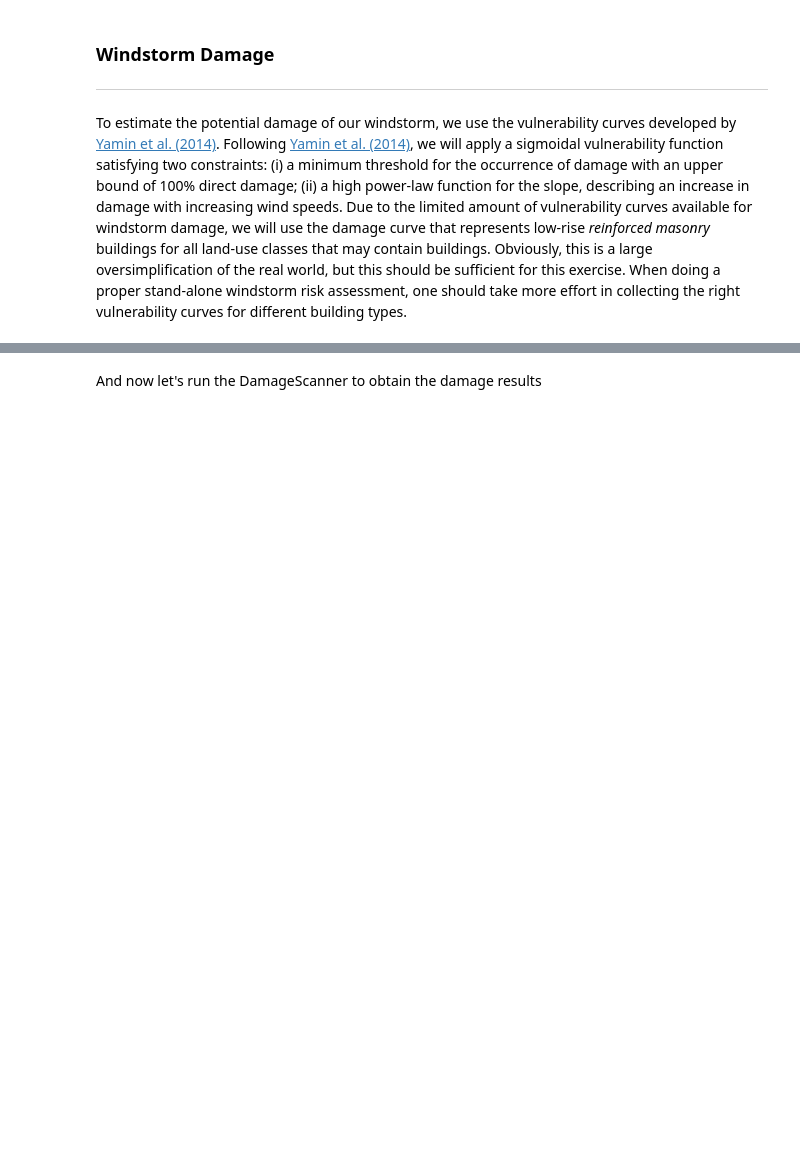
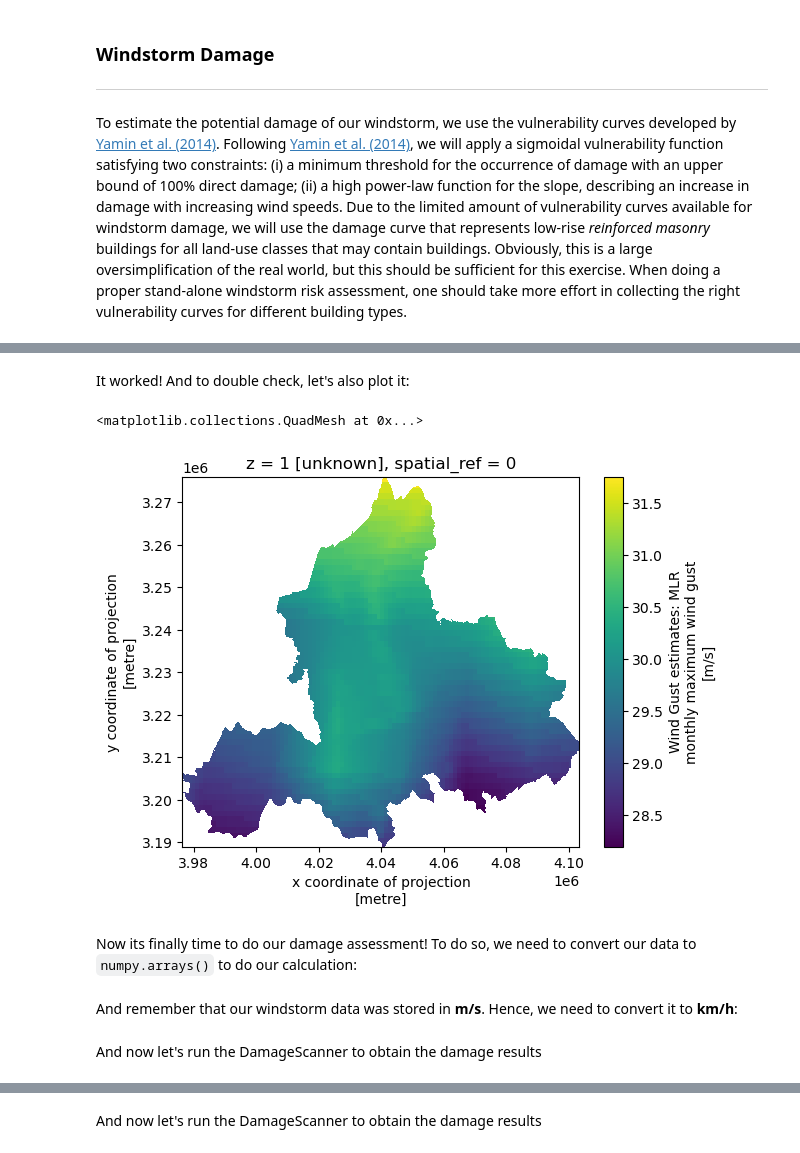
Before and after one commit to ElcoK/BigData_AED, a Jupyter notebook: _sources/week4/tutorial2.ipynb, the cells around one changed output, grey strips where cells are left out. Cells and saved outputs as stored; diff of their text form; code cells hidden in the pictures; blank space fills up the shorter version.

```diff
--- a/_sources/week4/tutorial2.ipynb
+++ b/_sources/week4/tutorial2.ipynb
@@ -230,3 +264,6 @@ CLC_location = os.path.join('C:\Data\CLC\DATA','U2018_CLC2018_V2020_20u1.tif')
 CLC = xr.open_dataset(CLC_location, engine="rasterio")
 # %%
 CLC_region = CLC.rio.clip(area.geometry.values, area.crs)
+# %%
+CLC_region = CLC_region.rename({'x': 'lat','y': 'lon'})
+CLC_region.rio.set_spatial_dims(x_dim="lat",y_dim="lon", inplace=True)
@@ -286,0 +360,4 @@ maxdam = pd.read_excel('damage_curves.xlsx',sheet_name='maxdam')
+# %%
+windstorm = windstorm_map.rio.reproject("EPSG:3035",resolution=100)
+windstorm = windstorm.rio.clip(area.geometry.values, area.crs)
+windstorm = windstorm.rename({'x': 'lat','y': 'lon'})
@@ -286,0 +391,5 @@ maxdam = pd.read_excel('damage_curves.xlsx',sheet_name='maxdam')
+# %%
+windstorm = windstorm.assign_coords({
+    "lat": CLC_region.lat[1:],
+    "lon": CLC_region.lon,
+})
@@ -286,0 +398,8 @@ maxdam = pd.read_excel('damage_curves.xlsx',sheet_name='maxdam')
+# %%
+subwindstorm = windstorm.isel(lat=0)
+subwindstorm = subwindstorm.assign_coords({
+    "lat": CLC_region.lat[0],
+    "lon": CLC_region.lon,
+})
+
+windstorm = xr.concat([subwindstorm,windstorm],dim='lat')
@@ -286,0 +431,9 @@ maxdam = pd.read_excel('damage_curves.xlsx',sheet_name='maxdam')
+# %% [markdown]
+It worked! And to double check, let's also plot it:
+# %%
+windstorm.FX.plot()
+# %% [output]
+<matplotlib.collections.QuadMesh at 0x...>
+[figure, added]
+# %% [markdown]
+Now its finally time to do our damage assessment! To do so, we need to convert our data to `numpy.arrays()` to do our calculation:
@@ -286,0 +443,2 @@ maxdam = pd.read_excel('damage_curves.xlsx',sheet_name='maxdam')
+# %% [markdown]
+And remember that our windstorm data was stored in **m/s**. Hence, we need to convert it to **km/h**:
@@ -286,0 +447,2 @@ maxdam = pd.read_excel('damage_curves.xlsx',sheet_name='maxdam')
+# %% [markdown]
+And now let's run the DamageScanner to obtain the damage results
```
Also changed, not shown: parts of 61 cells of this notebook, 17 other files.
